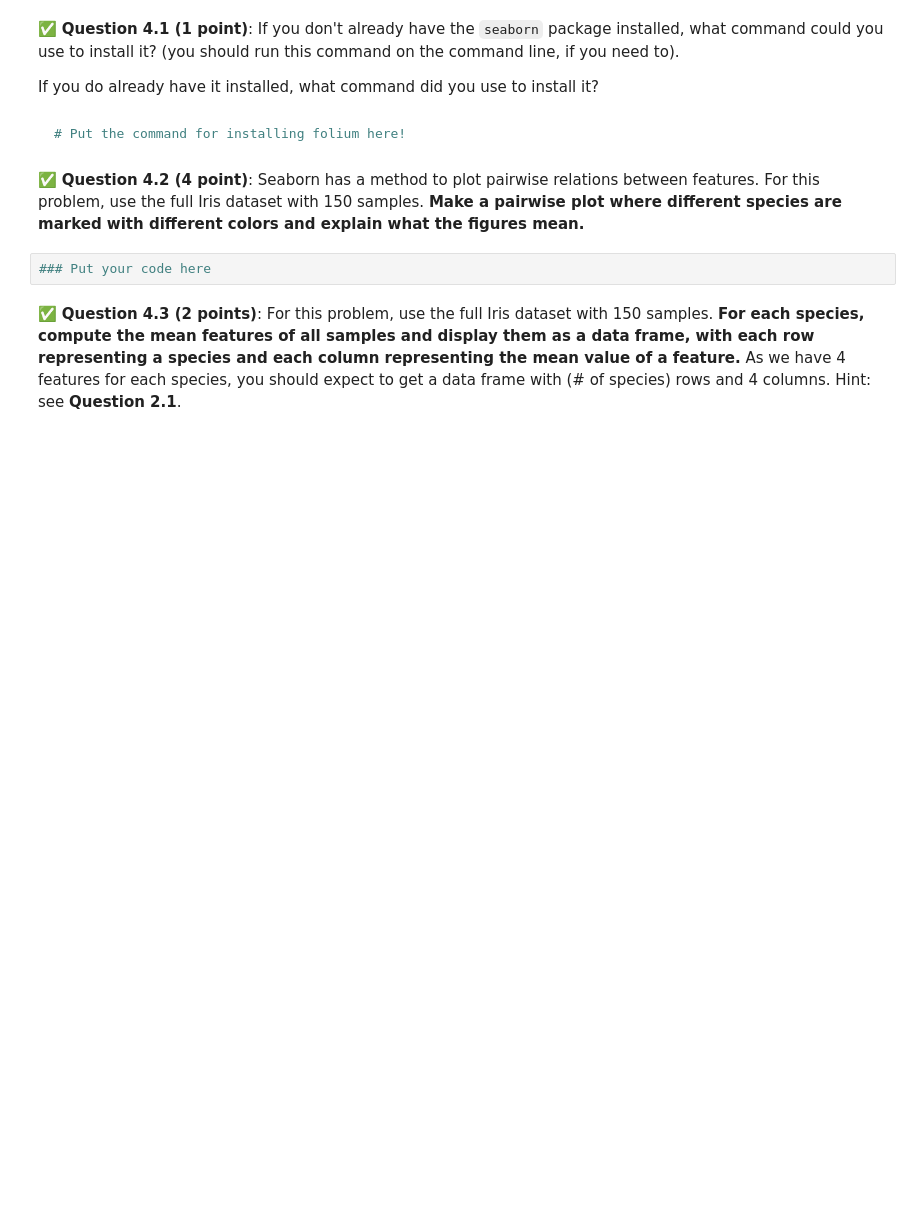
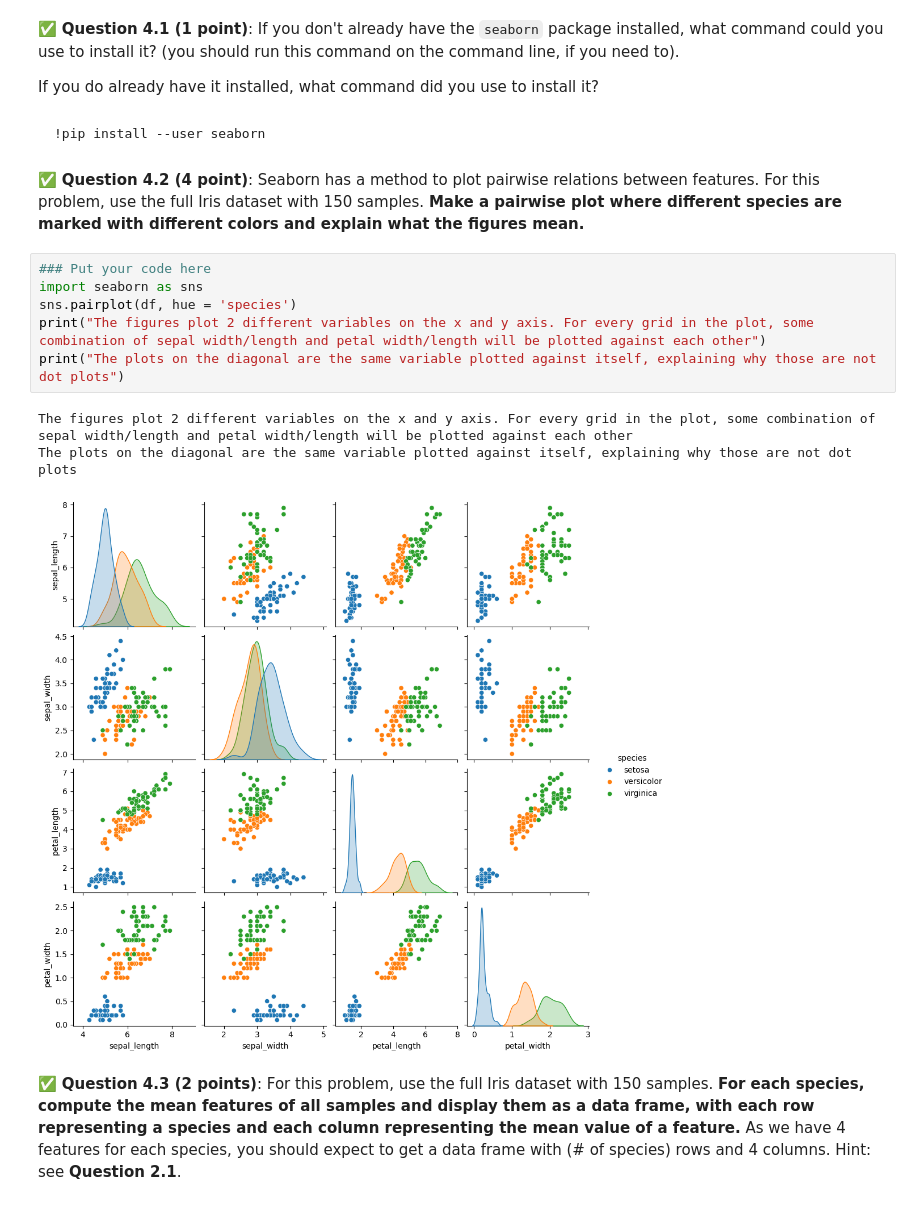
Before and after one commit to barry-huu/CMSE202-s24-turnin, a Jupyter notebook: hw-01/HW-01_GitPracticeDebuggingPythonPackagesAndClasses-STUDENT.ipynb, the cells around one changed output. Cells and saved outputs as stored; diff of their text form; blank space fills up the shorter version.

````diff
--- a/hw-01/HW-01_GitPracticeDebuggingPythonPackagesAndClasses-STUDENT.ipynb
+++ b/hw-01/HW-01_GitPracticeDebuggingPythonPackagesAndClasses-STUDENT.ipynb
@@ -375,14 +375,22 @@ We will use a new Python package `seaborn`. Seaborn is a Python data visualizati
 &#9989; **Question 4.1 (1 point)**: If you don't already have the `seaborn` package installed, what command could you use to install it? (you should run this command on the command line, if you need to).
 
 If you do already have it installed, what command did you use to install it?
-# %% [markdown]
-```bash
-# Put the command for installing folium here!
-```
+# %% [markdown]
+```bash
+!pip install --user seaborn
+```
 # %% [markdown]
 &#9989; **Question 4.2 (4 point)**: Seaborn has a method to plot pairwise relations between features. For this problem, use the full Iris dataset with 150 samples. **Make a pairwise plot where different species are marked with different colors and explain what the figures mean.**
-# %%
-### Put your code here
+# %%
+### Put your code here
+import seaborn as sns
+sns.pairplot(df, hue = 'species')
+print("The figures plot 2 different variables on the x and y axis. For every grid in the plot, some combination of sepal width/length and petal width/length will be plotted against each other")
+print("The plots on the diagonal are the same variable plotted against itself, explaining why those are not dot plots")
+# %% [output]
+The figures plot 2 different variables on the x and y axis. For every grid in the plot, some combination of sepal width/length and petal width/length will be plotted against each other
+The plots on the diagonal are the same variable plotted against itself, explaining why those are not dot plots
+[figure, added]
 # %% [markdown]
 &#9989; **Question 4.3 (2 points)**: For this problem, use the full Iris dataset with 150 samples. **For each species, compute the mean features of all samples and display them as a data frame, with each row representing a species and each column representing the mean value of a feature.** As we have 4 features for each species, you should expect to get a data frame with (# of species) rows and 4 columns. Hint: see **Question 2.1**.
 # %%
````
Also changed, not shown: parts of 8 cells of this notebook.
